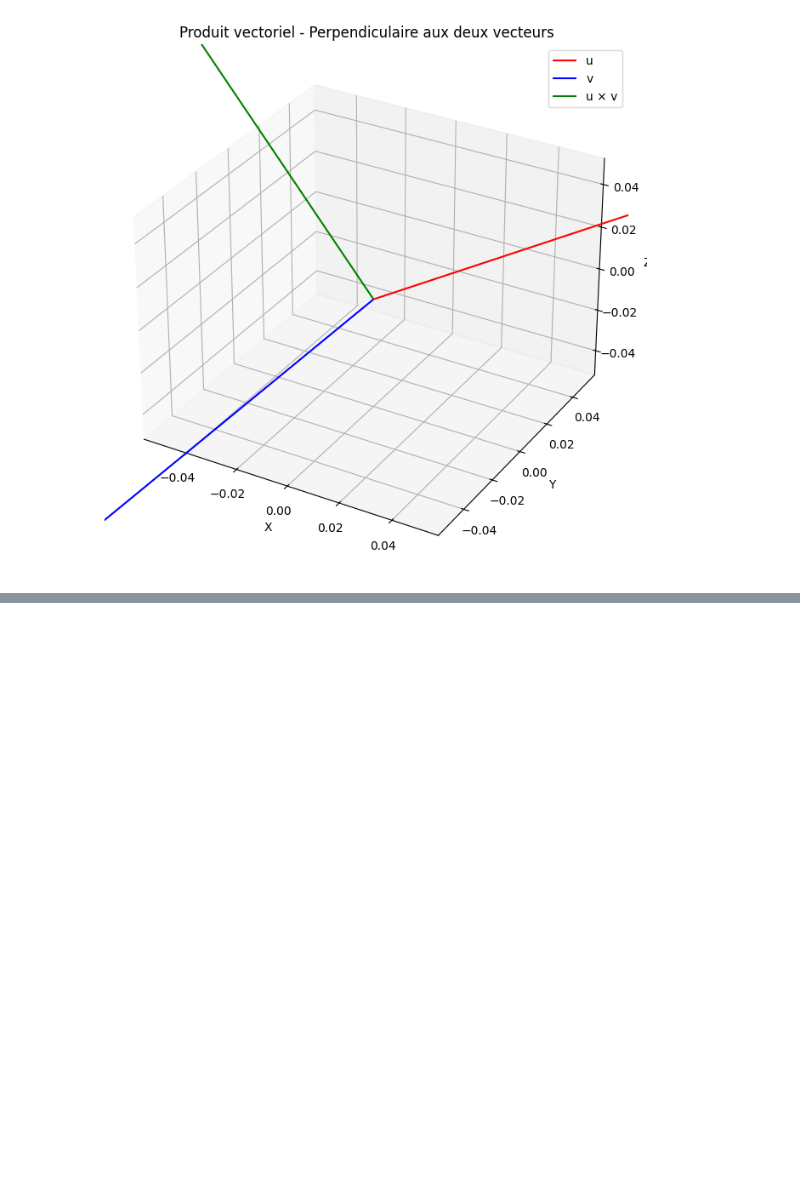
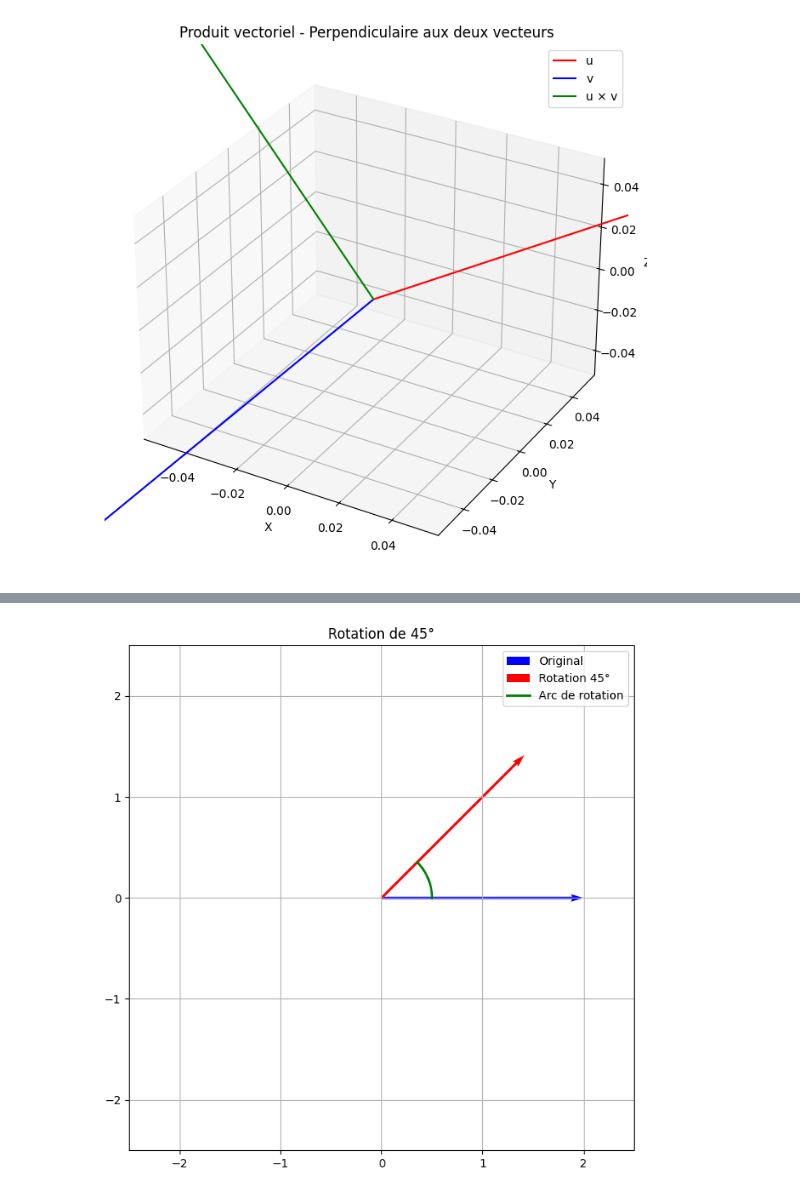
Before and after one commit to vrmelox/LA_crime_analysis, a Jupyter notebook: Phase1.ipynb, the cells around one changed output, grey strips where cells are left out. Saved outputs shown, nothing was run; the diff lists cells and outputs as text; code cells hidden in the pictures; blank space fills up the shorter version.

```diff
--- a/Phase1.ipynb
+++ b/Phase1.ipynb
@@ -726,0 +1338,39 @@ plt.show()
+# %%
+#Visualisation
+
+def visualiser_rotation(vecteur, angle):
+    """Visualise la rotation d'un vecteur"""
+    fig, ax = plt.subplots(figsize=(8, 8))
+
+    # Vecteur original
+    ax.quiver(0, 0, vecteur[0], vecteur[1],
+              angles='xy', scale_units='xy', scale=1,
+              color='blue', width=0.005, label='Original')
+
+    # Vecteur après rotation
+    vecteur_rot = rotation_2d(vecteur, angle)
+    ax.quiver(0, 0, vecteur_rot[0], vecteur_rot[1],
+              angles='xy', scale_units='xy', scale=1,
+              color='red', width=0.005, label=f'Rotation {angle}°')
+
+    # Arc de rotation
+    angles_arc = [math.radians(i) for i in range(0, int(angle)+1)]
+    arc_x = [0.5 * math.cos(a) for a in angles_arc]
+    arc_y = [0.5 * math.sin(a) for a in angles_arc]
+    ax.plot(arc_x, arc_y, 'green', linewidth=2, label='Arc de rotation')
+
+    # Configuration
+    max_coord = max(abs(max(vecteur)), abs(max(vecteur_rot))) + 0.5
+    ax.set_xlim(-max_coord, max_coord)
+    ax.set_ylim(-max_coord, max_coord)
+    ax.grid(True)
+    ax.set_aspect('equal')
+    ax.legend()
+    ax.set_title(f'Rotation de {angle}°')
+
+    plt.show()
+
+# Visualisation
+visualiser_rotation([2, 0], 45)
+# %% [output]
+[figure, added]
```
Also changed, not shown: parts of 61 cells of this notebook.
